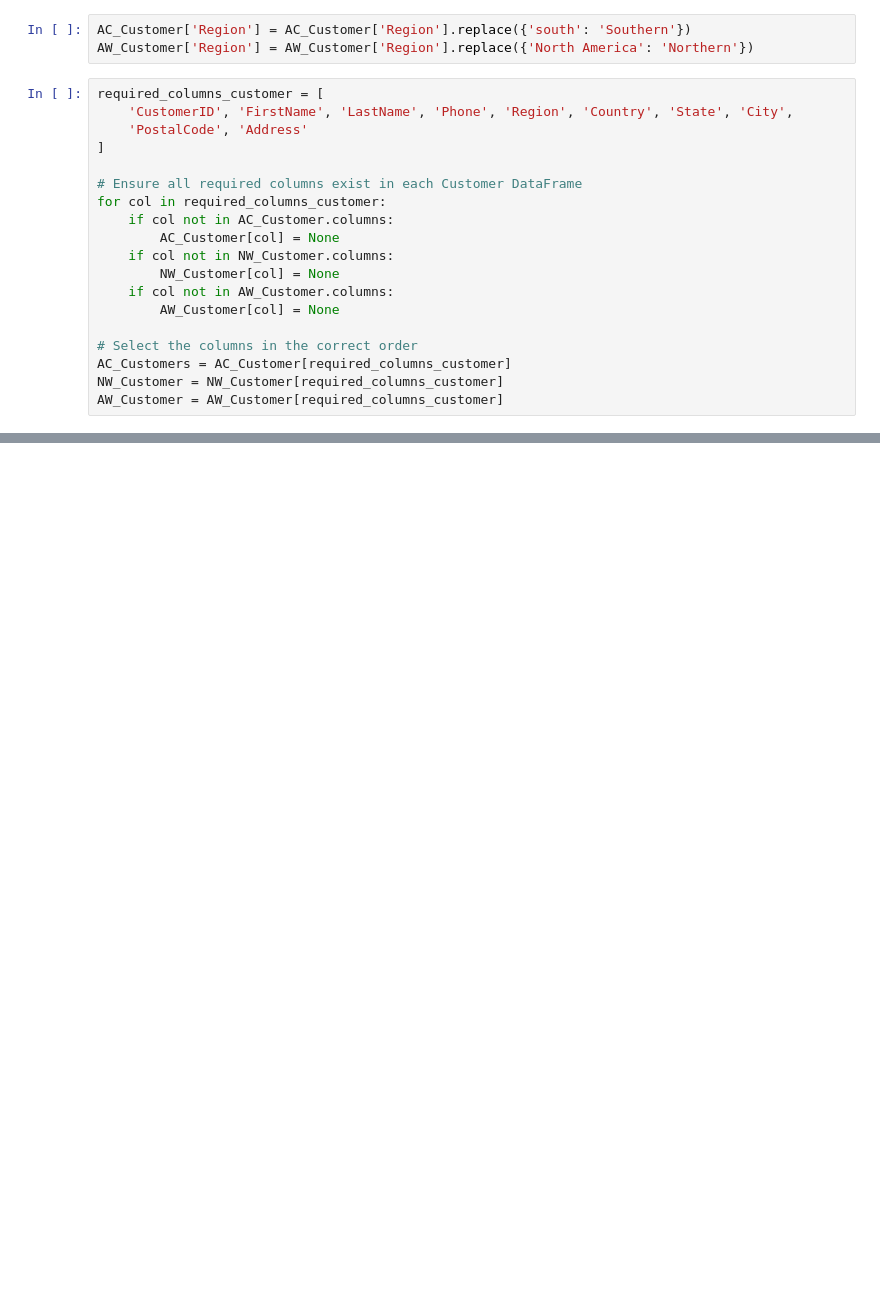
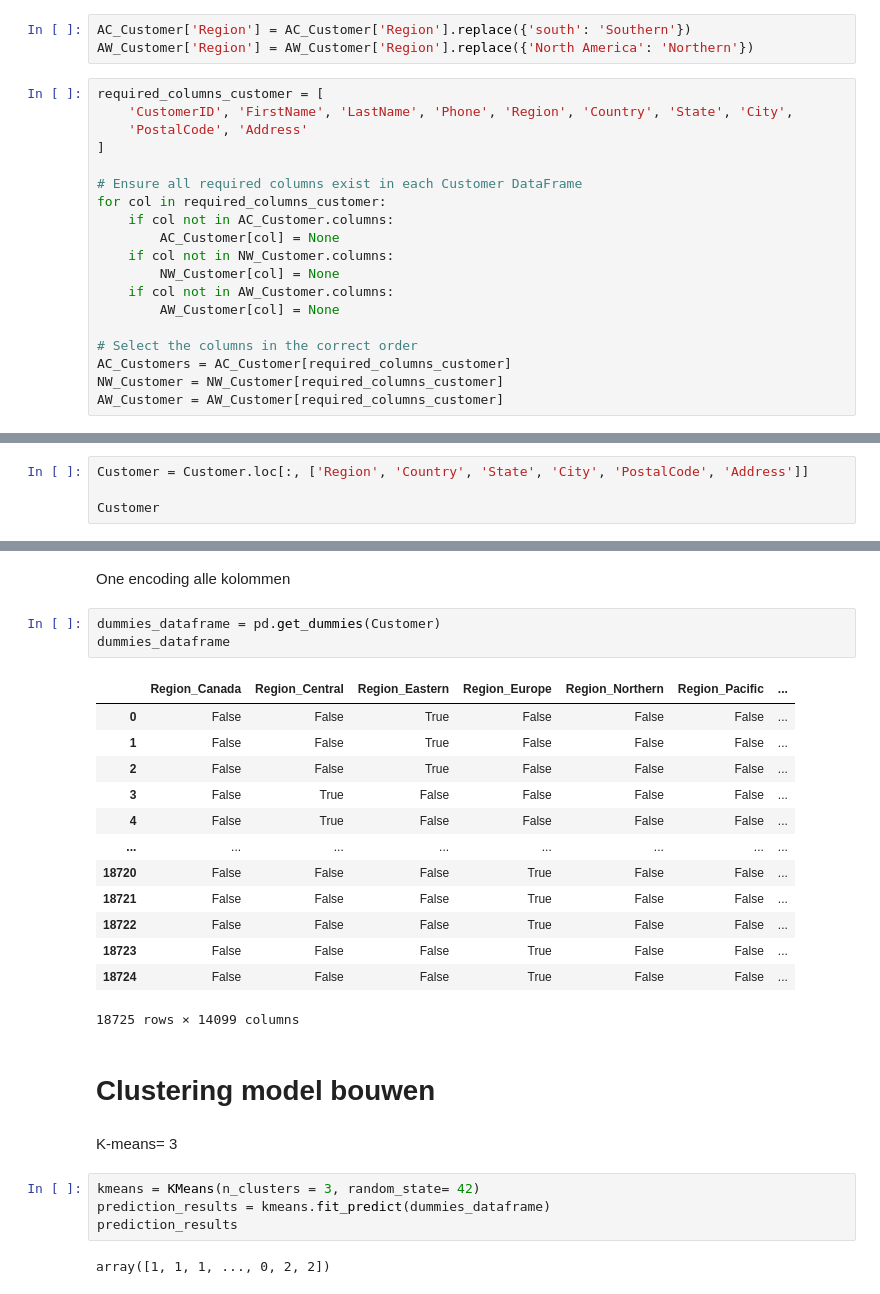
Before and after one commit to HumbertodeCastro/UO_bedrijf, a Jupyter notebook: MachineLearning/CustomerSegmentation.ipynb, the cells around one changed output, grey strips where cells are left out. Drawn from its saved outputs; the diff is of its cells as text; blank space fills up the shorter version.

Commit message:
customer segmentation Kmeans 2

```diff
--- a/MachineLearning/CustomerSegmentation.ipynb
+++ b/MachineLearning/CustomerSegmentation.ipynb
@@ -427,0 +408,4 @@ finally:
+# %%
+Customer = Customer.loc[:, ['Region', 'Country', 'State', 'City', 'PostalCode', 'Address']]
+
+Customer
@@ -427,0 +426,29 @@ finally:
+# %% [markdown]
+One encoding alle kolommen
+# %%
+dummies_dataframe = pd.get_dummies(Customer)
+dummies_dataframe
+# %% [output]
+|  | Region_Canada | Region_Central | Region_Eastern | Region_Europe | Region_Northern | Region_Pacific | ... |
+| 0 | False | False | True | False | False | False | ... |
+| 1 | False | False | True | False | False | False | ... |
+| 2 | False | False | True | False | False | False | ... |
+| 3 | False | True | False | False | False | False | ... |
+| 4 | False | True | False | False | False | False | ... |
+| ... | ... | ... | ... | ... | ... | ... | ... |
+| 18720 | False | False | False | True | False | False | ... |
+| 18721 | False | False | False | True | False | False | ... |
+| 18722 | False | False | False | True | False | False | ... |
+| 18723 | False | False | False | True | False | False | ... |
+| 18724 | False | False | False | True | False | False | ... |
+18725 rows × 14099 columns
+# %% [markdown]
+# Clustering model bouwen
+# %% [markdown]
+K-means= 3
+# %%
+kmeans = KMeans(n_clusters = 3, random_state= 42)
+prediction_results = kmeans.fit_predict(dummies_dataframe)
+prediction_results
+# %% [output]
+array([1, 1, 1, ..., 0, 2, 2])
```
Also changed, not shown: parts of 28 cells of this notebook.
